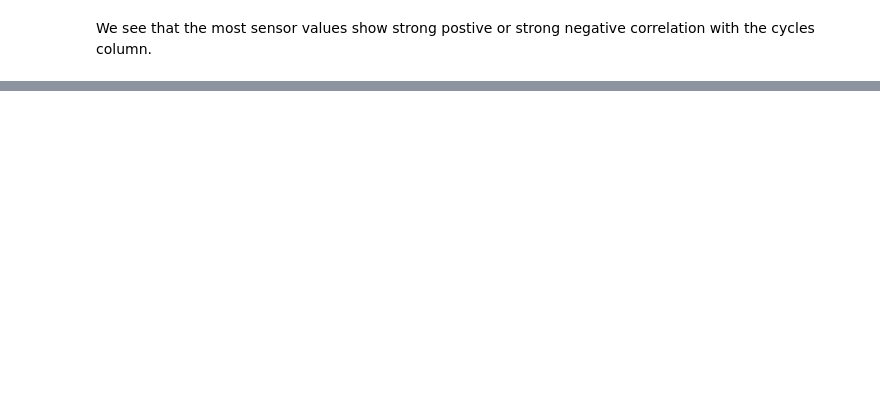
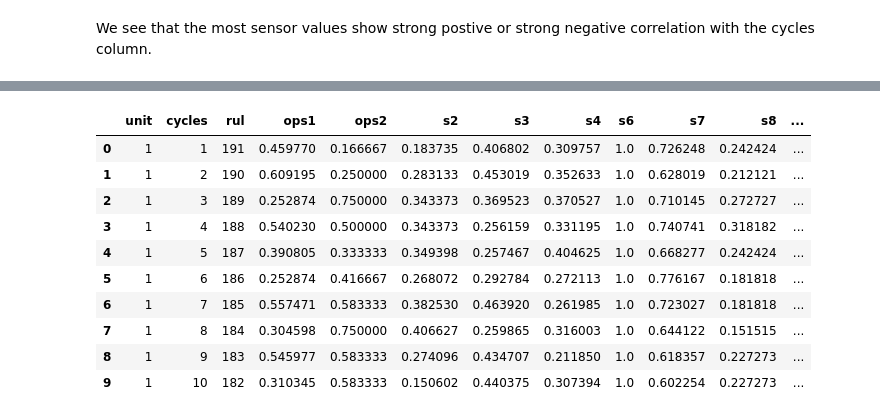
Before and after one commit to Parithimaal/Predictive_Maintenance-NASA_Turbofan_Jet_Engine, a Jupyter notebook: FD001 Analysis/FD001_analysis.ipynb, the cells around one changed output, grey strips where cells are left out. Drawn from its saved outputs; the diff is of its cells as text; code cells hidden in the pictures; blank space fills up the shorter version.

```diff
--- a/FD001_analysis.ipynb
+++ b/FD001 Analysis/FD001_analysis.ipynb
@@ -14,5 +14,6 @@ import yaml
 from sklearn.model_selection import train_test_split, GridSearchCV
 from sklearn.metrics import mean_squared_error, accuracy_score, r2_score
 # %%
-os.getcwd()
+print(os.getcwd())
+training = False
 # %% [output]
@@ -20,14 +21,19 @@ os.getcwd()
 # %%
 # Importing and refreshing modules
 import importlib
-import preproc
+import preprocess
 
-from preproc import Preprocessor
-importlib.reload(preproc)
-p = Preprocessor()
+importlib.reload(preprocess)
+from preprocess import Preprocessor, Charting
+
+#  Load the model from the pickle file
+with open('./saved_scalers/minmaxscaler.pkl', 'rb') as file:
+    saved_scaler = pickle.load(file)
+p = Preprocessor(saved_scaler)
+c = Charting()
 # %%
 # Loading data
-train = pd.read_table("Data/train_FD001.txt", sep=' ', header=None)
+train = pd.read_table("../Data/train_FD001.txt", sep=' ', header=None)
 # %%
 # Renaming columns
 train = p.rename_columns(train)
@@ -250,9 +188,10 @@ best_xgb_model.get_params()
 # %%
 # Saving the xgboost model and parameters
-with open('./saved_models/XGBoost/xgb_model.pkl', 'wb') as f:
-    pickle.dump(best_xgb_model, f)
+if training == True:
+    with open('./saved_models/XGBoost/xgb_model.pkl', 'wb') as f:
+        pickle.dump(best_xgb_model, f)
 
-with open('./saved_models/XGBoost/xgb_hyperparameters.yaml', 'w') as f:
-    yaml.dump(best_xgb_model.get_params(), f)
+    with open('./saved_models/XGBoost/xgb_hyperparameters.yaml', 'w') as f:
+        yaml.dump(best_xgb_model.get_params(), f)
 # %%
 # Plotting the RUL vs Predicted RUL for specific units
@@ -335,2 +263,15 @@ with open('./saved_models/Random Forest/rf_hyperparameters.yaml', 'w') as file:
 # %%
-train.head(200).to_csv('C:/Users/balaj/Downloads/train.csv', index=False)
+# train.head(200).to_csv('C:/Users/balaj/Downloads/train.csv', index=False)
+train_norm.head(10)
+# %% [output]
+|  | unit | cycles | rul | ops1 | ops2 | s2 | s3 | s4 | s6 | s7 | s8 | ... |
+| 0 | 1 | 1 | 191 | 0.459770 | 0.166667 | 0.183735 | 0.406802 | 0.309757 | 1.0 | 0.726248 | 0.242424 | ... |
+| 1 | 1 | 2 | 190 | 0.609195 | 0.250000 | 0.283133 | 0.453019 | 0.352633 | 1.0 | 0.628019 | 0.212121 | ... |
+| 2 | 1 | 3 | 189 | 0.252874 | 0.750000 | 0.343373 | 0.369523 | 0.370527 | 1.0 | 0.710145 | 0.272727 | ... |
+| 3 | 1 | 4 | 188 | 0.540230 | 0.500000 | 0.343373 | 0.256159 | 0.331195 | 1.0 | 0.740741 | 0.318182 | ... |
+| 4 | 1 | 5 | 187 | 0.390805 | 0.333333 | 0.349398 | 0.257467 | 0.404625 | 1.0 | 0.668277 | 0.242424 | ... |
+| 5 | 1 | 6 | 186 | 0.252874 | 0.416667 | 0.268072 | 0.292784 | 0.272113 | 1.0 | 0.776167 | 0.181818 | ... |
+| 6 | 1 | 7 | 185 | 0.557471 | 0.583333 | 0.382530 | 0.463920 | 0.261985 | 1.0 | 0.723027 | 0.181818 | ... |
+| 7 | 1 | 8 | 184 | 0.304598 | 0.750000 | 0.406627 | 0.259865 | 0.316003 | 1.0 | 0.644122 | 0.151515 | ... |
+| 8 | 1 | 9 | 183 | 0.545977 | 0.583333 | 0.274096 | 0.434707 | 0.211850 | 1.0 | 0.618357 | 0.227273 | ... |
+| 9 | 1 | 10 | 182 | 0.310345 | 0.583333 | 0.150602 | 0.440375 | 0.307394 | 1.0 | 0.602254 | 0.227273 | ... |
```
Also changed, not shown: parts of 20 cells of this notebook, 7 other files.
